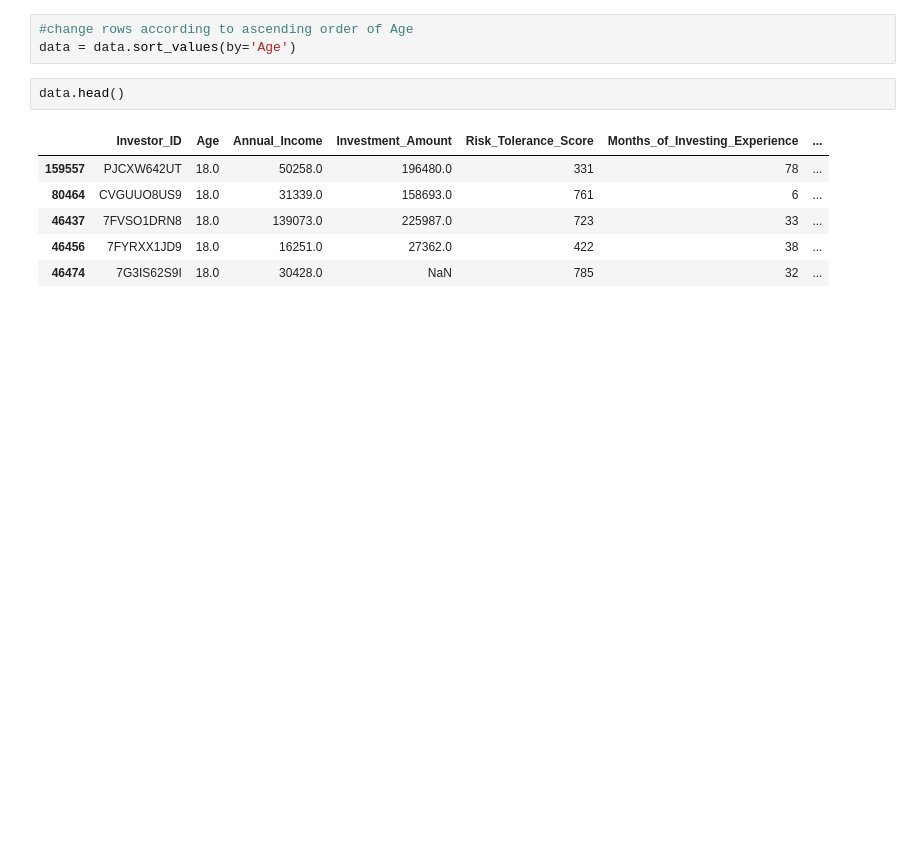
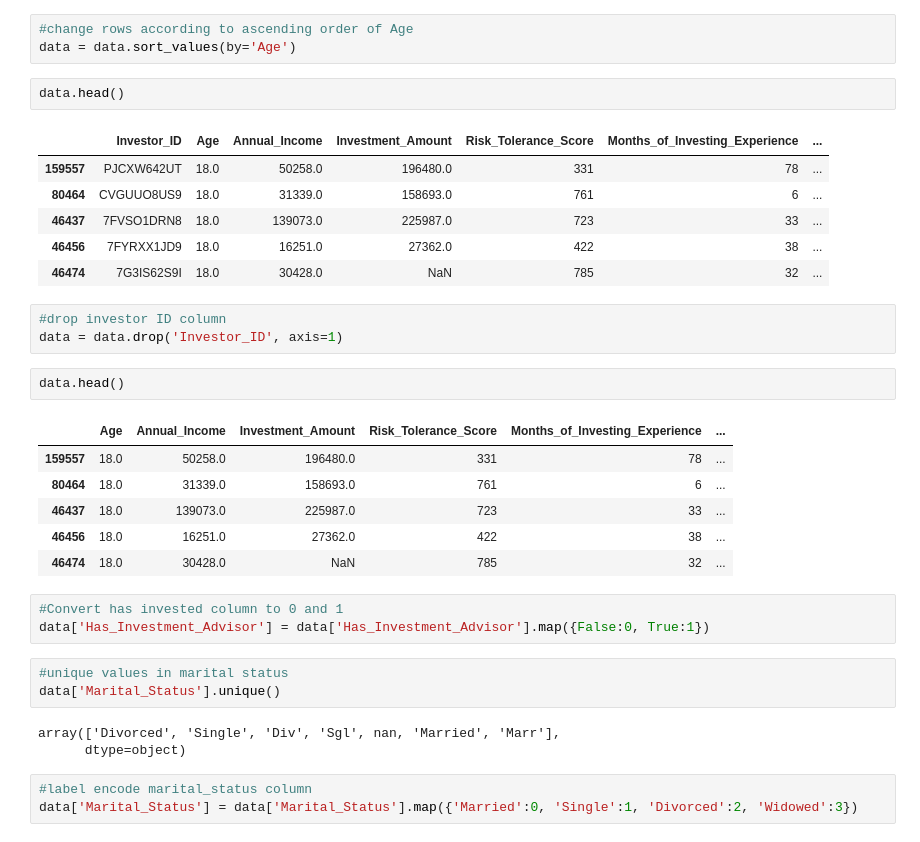
Before and after one commit to aliyan08/IBA_DATATHON, a Jupyter notebook: Data_cleaning_huzi.ipynb, the cells around one changed output. Drawn from its saved outputs; the diff is of its cells as text; blank space fills up the shorter version.

```diff
--- a/Data_cleaning_huzi.ipynb
+++ b/Data_cleaning_huzi.ipynb
@@ -52,3 +52,27 @@ data.head()
 | 46437 | 7FVSO1DRN8 | 18.0 | 139073.0 | 225987.0 | 723 | 33 | ... |
 | 46456 | 7FYRXX1JD9 | 18.0 | 16251.0 | 27362.0 | 422 | 38 | ... |
 | 46474 | 7G3IS62S9I | 18.0 | 30428.0 | NaN | 785 | 32 | ... |
+# %%
+#drop investor ID column
+data = data.drop('Investor_ID', axis=1)
+# %%
+data.head()
+# %% [output]
+|  | Age | Annual_Income | Investment_Amount | Risk_Tolerance_Score | Months_of_Investing_Experience | ... |
+| 159557 | 18.0 | 50258.0 | 196480.0 | 331 | 78 | ... |
+| 80464 | 18.0 | 31339.0 | 158693.0 | 761 | 6 | ... |
+| 46437 | 18.0 | 139073.0 | 225987.0 | 723 | 33 | ... |
+| 46456 | 18.0 | 16251.0 | 27362.0 | 422 | 38 | ... |
+| 46474 | 18.0 | 30428.0 | NaN | 785 | 32 | ... |
+# %%
+#Convert has invested column to 0 and 1
+data['Has_Investment_Advisor'] = data['Has_Investment_Advisor'].map({False:0, True:1})
+# %%
+#unique values in marital status
+data['Marital_Status'].unique()
+# %% [output]
+array(['Divorced', 'Single', 'Div', 'Sgl', nan, 'Married', 'Marr'],
+      dtype=object)
+# %%
+#label encode marital_status column
+data['Marital_Status'] = data['Marital_Status'].map({'Married':0, 'Single':1, 'Divorced':2, 'Widowed':3})
```
Also changed, not shown: parts of 4 cells of this notebook, 2 other files.
